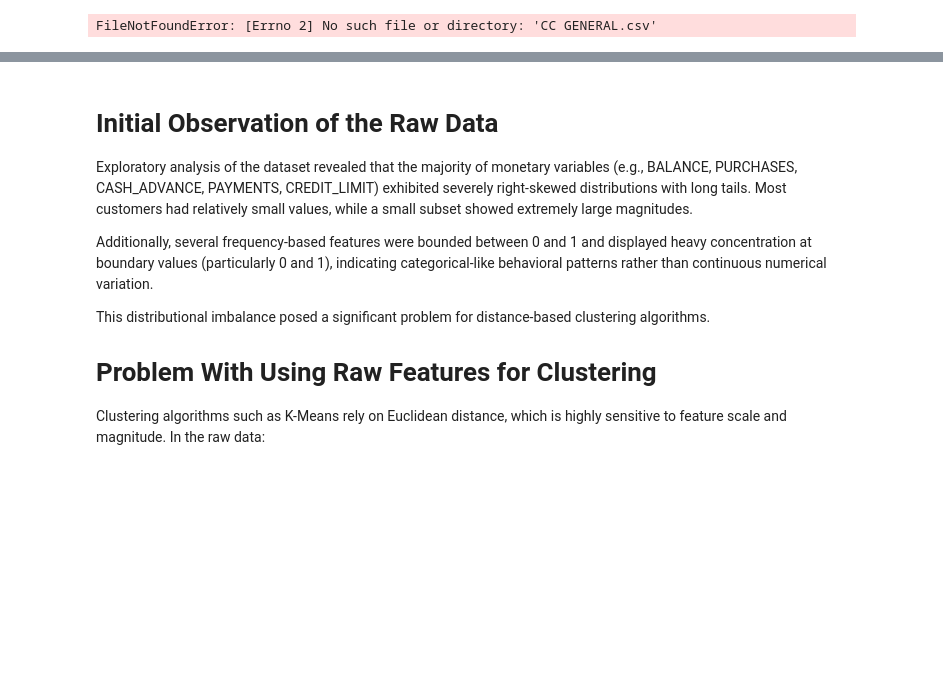
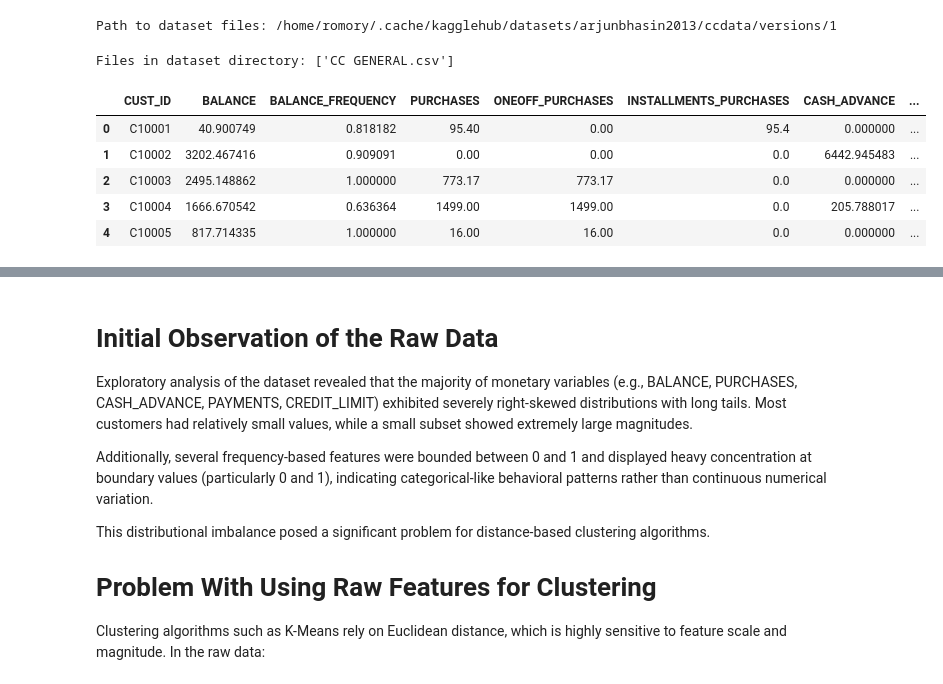
Before and after one commit to xRomory/CCADMACL_PROJECT_COM231ML, a Jupyter notebook: Finals_Advanced_Machine_Leaning.ipynb, the cells around one changed output, grey strips where cells are left out. Drawn from its saved outputs; the diff is of its cells as text; code cells hidden in the pictures; blank space fills up the shorter version.

```diff
--- a/Finals_Advanced_Machine_Leaning.ipynb
+++ b/Finals_Advanced_Machine_Leaning.ipynb
@@ -1,9 +1,28 @@
-# %%
-import pandas as pd
-
-df = pd.read_csv("CC GENERAL.csv")
-df.head()
-# %% [output]
-FileNotFoundError: [Errno 2] No such file or directory: 'CC GENERAL.csv'
+# %%
+import kagglehub
+path = kagglehub.dataset_download("arjunbhasin2013/ccdata")
+
+print("Path to dataset files:", path)
+# %% [output]
+Path to dataset files: /home/romory/.cache/kagglehub/datasets/arjunbhasin2013/ccdata/versions/1
+# %%
+import os
+import pandas as pd
+
+# List files in the dataset directory to find the CSV file
+print("Files in dataset directory:", os.listdir(path))
+
+# Replace 'CC_GENERAL.csv' with the actual filename if different
+csv_file = os.path.join(path, "CC GENERAL.csv")
+df = pd.read_csv(csv_file)
+df.head()
+# %% [output]
+Files in dataset directory: ['CC GENERAL.csv']
+|  | CUST_ID | BALANCE | BALANCE_FREQUENCY | PURCHASES | ONEOFF_PURCHASES | INSTALLMENTS_PURCHASES | CASH_ADVANCE | ... |
+| 0 | C10001 | 40.900749 | 0.818182 | 95.40 | 0.00 | 95.4 | 0.000000 | ... |
+| 1 | C10002 | 3202.467416 | 0.909091 | 0.00 | 0.00 | 0.0 | 6442.945483 | ... |
+| 2 | C10003 | 2495.148862 | 1.000000 | 773.17 | 773.17 | 0.0 | 0.000000 | ... |
+| 3 | C10004 | 1666.670542 | 0.636364 | 1499.00 | 1499.00 | 0.0 | 205.788017 | ... |
+| 4 | C10005 | 817.714335 | 1.000000 | 16.00 | 16.00 | 0.0 | 0.000000 | ... |
 # %%
 df.info()
```
Also changed, not shown: parts of 5 cells of this notebook, 2 other files.
